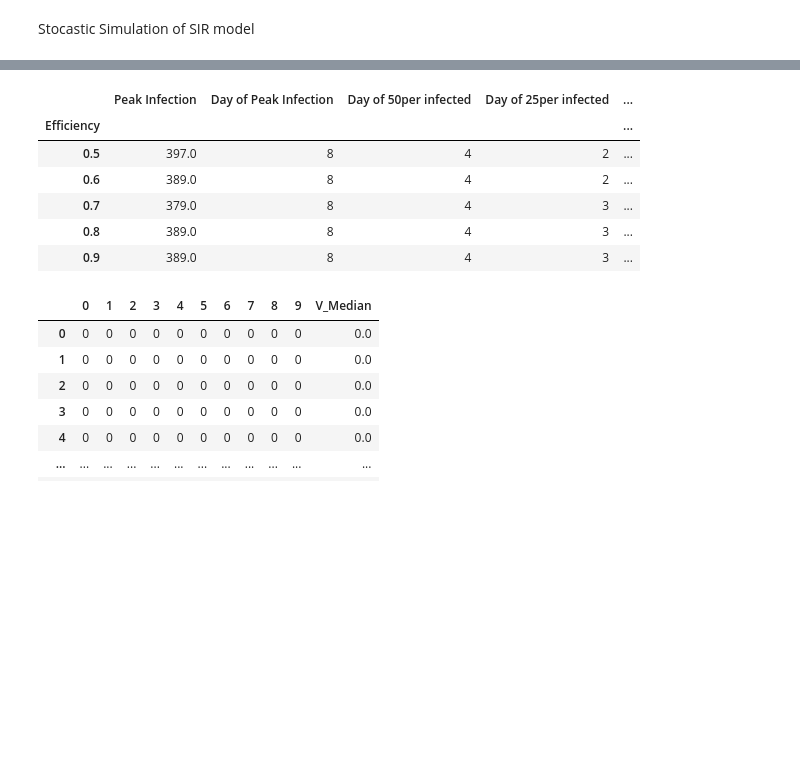
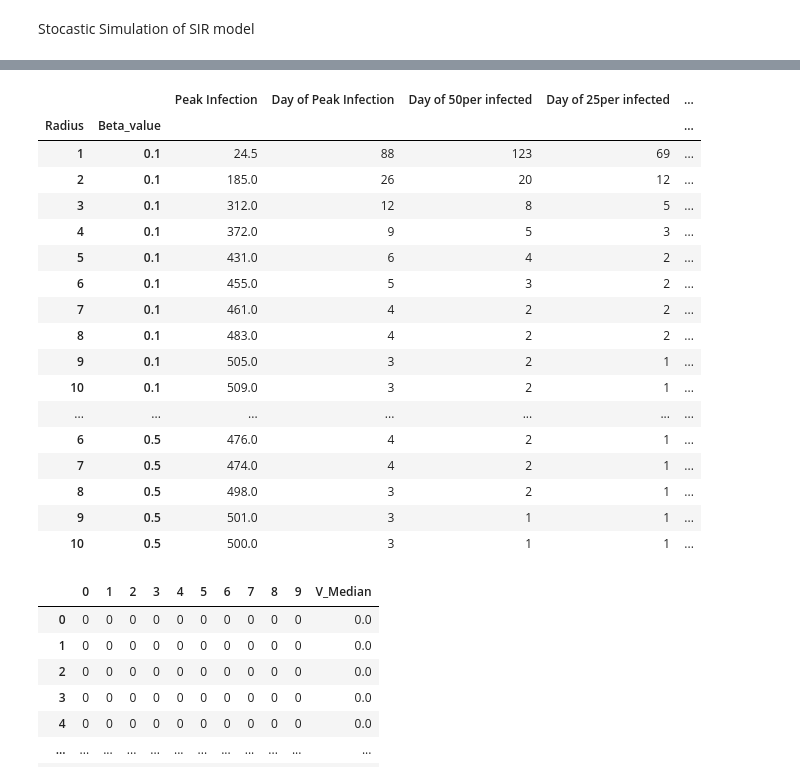
Before and after one commit to mrudulbhanu/Stochastic-Covid-Sim, a Jupyter notebook: WIP/Controledspread/2dstoch_control_global.ipynb, the cells around one changed output, grey strips where cells are left out. Saved outputs shown, nothing was run; the diff lists cells and outputs as text; code cells hidden in the pictures; blank space fills up the shorter version.

Commit message:
radius update

```diff
--- a/WIP/Controledspread/2dstoch_control_global.ipynb
+++ b/WIP/Controledspread/2dstoch_control_global.ipynb
@@ -517,15 +589,26 @@ vacc_iteration(1)
 # %%
-Sim_statistics
+Sim_statistics.set_index('Beta_value',append=True)
 # Sim_statistics
 # Sim_statistics.swaplevel(0)
 # %% [output]
-|  | Peak Infection | Day of Peak Infection | Day of 50per infected | Day of 25per infected | ... |
-| Efficiency |  |  |  |  | ... |
-| 0.5 | 397.0 | 8 | 4 | 2 | ... |
-| 0.6 | 389.0 | 8 | 4 | 2 | ... |
-| 0.7 | 379.0 | 8 | 4 | 3 | ... |
-| 0.8 | 389.0 | 8 | 4 | 3 | ... |
-| 0.9 | 389.0 | 8 | 4 | 3 | ... |
+|  |  | Peak Infection | Day of Peak Infection | Day of 50per infected | Day of 25per infected | ... |
+| Radius | Beta_value |  |  |  |  | ... |
+| 1 | 0.1 | 24.5 | 88 | 123 | 69 | ... |
+| 2 | 0.1 | 185.0 | 26 | 20 | 12 | ... |
+| 3 | 0.1 | 312.0 | 12 | 8 | 5 | ... |
+| 4 | 0.1 | 372.0 | 9 | 5 | 3 | ... |
+| 5 | 0.1 | 431.0 | 6 | 4 | 2 | ... |
+| 6 | 0.1 | 455.0 | 5 | 3 | 2 | ... |
+| 7 | 0.1 | 461.0 | 4 | 2 | 2 | ... |
+| 8 | 0.1 | 483.0 | 4 | 2 | 2 | ... |
+| 9 | 0.1 | 505.0 | 3 | 2 | 1 | ... |
+| 10 | 0.1 | 509.0 | 3 | 2 | 1 | ... |
+| ... | ... | ... | ... | ... | ... | ... |
+| 6 | 0.5 | 476.0 | 4 | 2 | 1 | ... |
+| 7 | 0.5 | 474.0 | 4 | 2 | 1 | ... |
+| 8 | 0.5 | 498.0 | 3 | 2 | 1 | ... |
+| 9 | 0.5 | 501.0 | 3 | 1 | 1 | ... |
+| 10 | 0.5 | 500.0 | 3 | 1 | 1 | ... |
 # %%
 V_df
 # %% [output]
```
Also changed, not shown: parts of 15 cells of this notebook, 55 other files.
